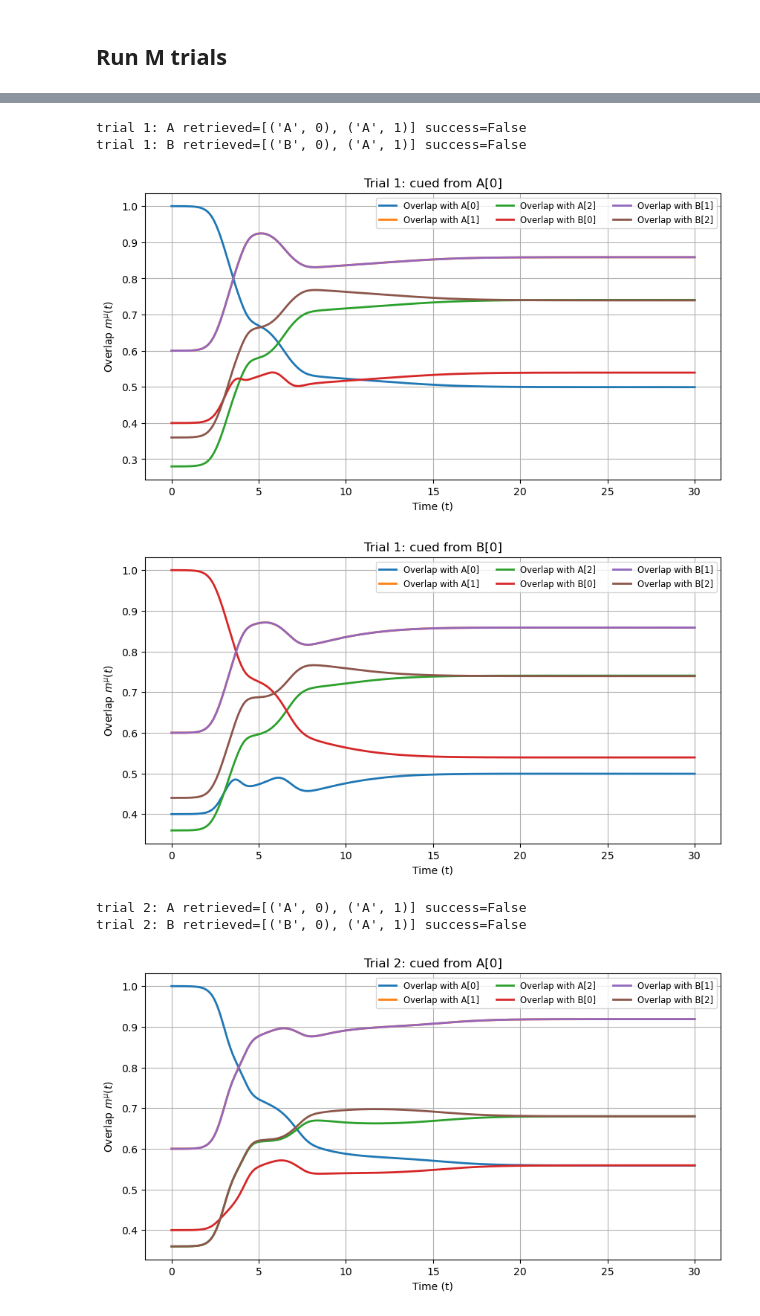
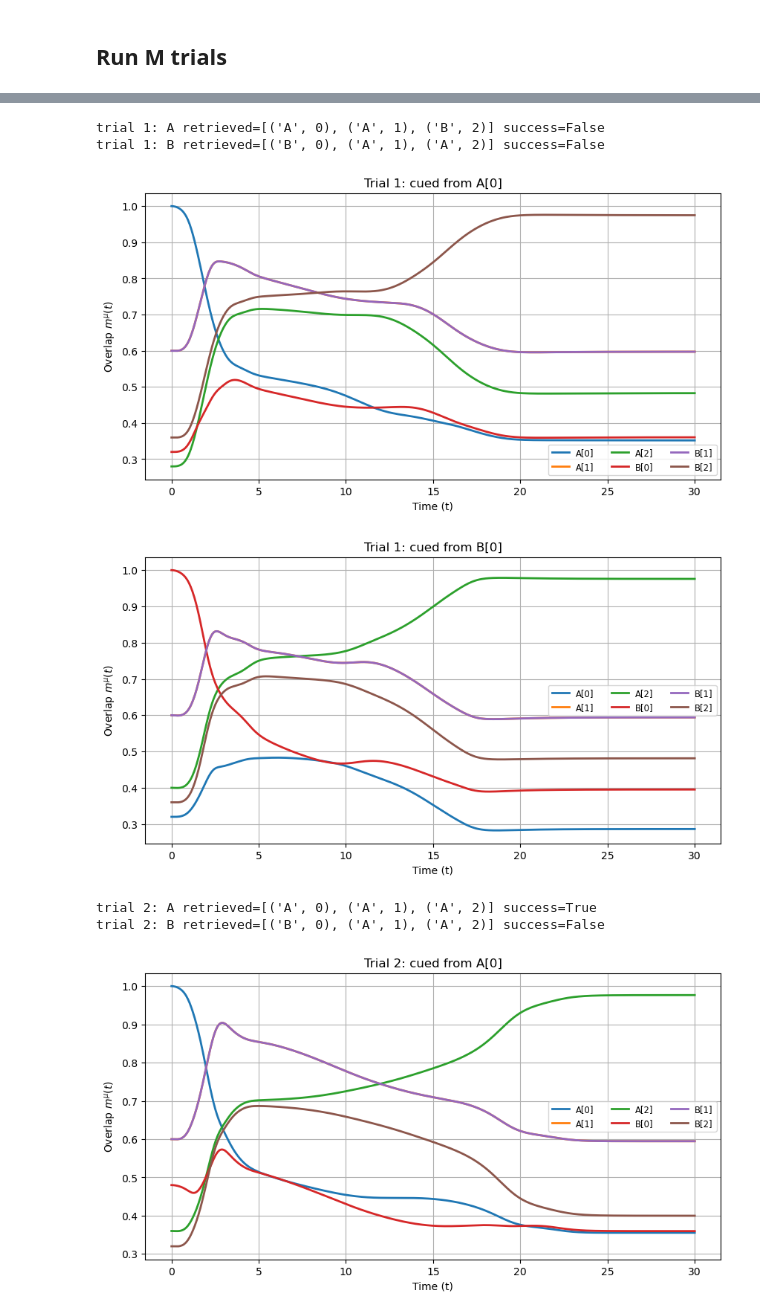
Before and after one commit to dvnrlv/Kuramoto-CD-DAM, a Jupyter notebook: kuramoto/crossover.ipynb, the cells around one changed output, grey strips where cells are left out. Cells and saved outputs as stored; diff of their text form; code cells hidden in the pictures.

```diff
--- a/kuramoto/crossover.ipynb
+++ b/kuramoto/crossover.ipynb
@@ -39,7 +49,7 @@ import matplotlib.pyplot as plt
 CONFIG = dict(
     dt=0.05,
     T=30.0,
-    frequency_std=0.03,
+    frequency_std=0.3,
     phase_noise=0.01,
     d=3,
     corruption_rate=0.2,
@@ -48,7 +58,7 @@ CONFIG = dict(
 )
 
 N = 100
-M = 5
+M = 5 # number of trials
 MARGIN = 0.01
 SEED_POOL = 10_000
 master_rng = np.random.default_rng(0)
@@ -70,6 +80,7 @@ def make_crossover_multisequence(N, corruption_rate, origin_seed, mutation_seeds
     return multi
 
 
+
 def run_trial(net, rng):
     origin_seed = int(rng.integers(SEED_POOL))
     mutation_seeds = rng.choice(SEED_POOL, size=4, replace=False).tolist()
@@ -81,8 +92,8 @@ def run_trial(net, rng):
     retrieved_A = net.decode_sequence_online(result_A, multi, margin=MARGIN)[:3]
     retrieved_B = net.decode_sequence_online(result_B, multi, margin=MARGIN)[:3]
 
-    success_A = retrieved_A == multi["A"].labels()
-    success_B = retrieved_B == multi["B"].labels()
+    success_A = (len(retrieved_A) > 2 and retrieved_A[2] == multi["A"].labels()[2])
+    success_B = (len(retrieved_B) > 2 and retrieved_B[2] == multi["B"].labels()[2])
 
     return multi, result_A, result_B, retrieved_A, retrieved_B, success_A, success_B
 # %% [markdown]
@@ -98,9 +109,11 @@ for trial in range(M):
     print(f"trial {trial}: A retrieved={retrieved_A} success={success_A}")
     print(f"trial {trial}: B retrieved={retrieved_B} success={success_B}")
 
-    net.plot(result_A, multi, title=f"Trial {trial}: cued from A[0]")
-    net.plot(result_B, multi, title=f"Trial {trial}: cued from B[0]")
+    # net.plot(result_A, multi, title=f"Trial {trial}: cued from A[0]")
+    # net.plot(result_B, multi, title=f"Trial {trial}: cued from B[0]")
 
 
 print("average success rate:", sum(successes) / len(successes))
+
+# A1 and B1 are the exact same pattern, cross over
 # %% [output]
@@ -111,7 +124,7 @@ trial 0: B retrieved=[('B', 0), ('A', 1)] success=False
-trial 1: A retrieved=[('A', 0), ('A', 1)] success=False
-trial 1: B retrieved=[('B', 0), ('A', 1)] success=False
+trial 1: A retrieved=[('A', 0), ('A', 1), ('B', 2)] success=False
+trial 1: B retrieved=[('B', 0), ('A', 1), ('A', 2)] success=False
-[figure, old version]
+[figure, new version]
-[figure, old version]
+[figure, new version]
-trial 2: A retrieved=[('A', 0), ('A', 1)] success=False
-trial 2: B retrieved=[('B', 0), ('A', 1)] success=False
+trial 2: A retrieved=[('A', 0), ('A', 1), ('A', 2)] success=True
+trial 2: B retrieved=[('B', 0), ('A', 1), ('A', 2)] success=False
-[figure, old version]
+[figure, new version]
```
Also changed, not shown: parts of 4 cells of this notebook, 3 other files.
